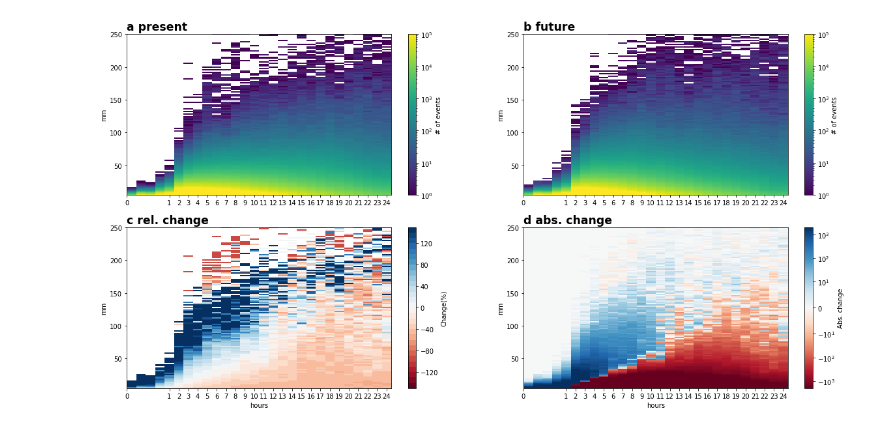
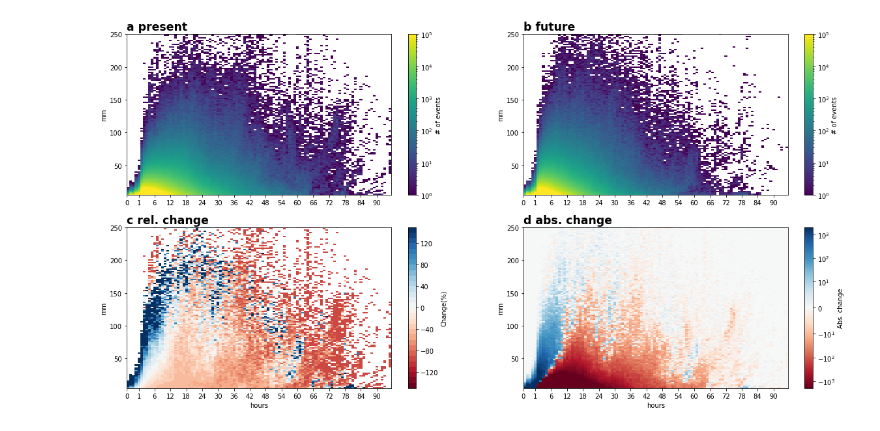
Before and after one commit to dargueso/EPICC_scripts, a Jupyter notebook: Plotting/HrlExt/Plot_hist2d_spell_and_resample.ipynb, the cells around one changed output. Drawn from its saved outputs; the diff is of its cells as text; code cells hidden in the pictures.

```diff
--- a/Plotting/HrlExt/Plot_hist2d_spell_and_resample.ipynb
+++ b/Plotting/HrlExt/Plot_hist2d_spell_and_resample.ipynb
@@ -27,7 +27,7 @@ fin_fut_land = xr.open_dataset(f'{cfg.path_in}/{wrun_fut}/hist2d_IFD_spell_hist2
 # I_bins_intensity=np.array(list(range(1,30,1))+list(range(30,100,2))+list(range(100,255,5))+[1000])
 # I_bins_spell = np.asarray(list(range(1,6,1)) + list(range(6,144,6)) #+ list(range(144,576,144)))
 
-I_bins_spell = np.asarray(list(range(1,6,1)) + list(range(6,150,6)))
+I_bins_spell = np.asarray(list(range(1,6,1)) + list(range(6,582,6)))
 I_bins_intensity=np.array(list(range(1,251,2))+[1000])
 # %%
 # X =range(len(fin_pre_land.spell_bin))
@@ -44,4 +57,7 @@ len([0]+list(np.arange(5.5,28)))
 # %%
+xticks = [0]+list(np.arange(4.5,100,6))
+xtickslabels = [0,1] + list(range(6,96,6))
+
 fig = plt.figure(figsize=(20, 10))
 ax1=fig.add_subplot(2,2,1)
 ax1.set_title("a present",loc='left',fontsize='xx-large',fontweight='bold')
@@ -50,8 +66,8 @@ ax1.set_ylim(5,250)
 imp1=ax1.pcolormesh(X,Y,fin_pre_land.histogram_spell_intensity.values.T,cmap=plt.cm.viridis,norm=mcolors.LogNorm(vmin=1,vmax=100000))
 #ax1.set_xlabel('minutes')
 ax1.set_ylabel('mm')
-ax1.set_xticks([0]+list(np.arange(4.5,28)))
-ax1.set_xticklabels(range(0,25))
+ax1.set_xticks(xticks)
+ax1.set_xticklabels(xtickslabels)
 cb1=plt.colorbar(imp1,ax=ax1)
 cb1.set_label('# of events')
 
@@ -63,8 +79,8 @@ imf1=ax2.pcolormesh(X,Y,fin_fut_land.histogram_spell_intensity.values.T,cmap=plt
 
 #ax2.set_xlabel('hours')
 ax2.set_ylabel('mm')
-ax2.set_xticks([0]+list(np.arange(4.5,28)))
-ax2.set_xticklabels(range(0,25))
+ax2.set_xticks(xticks)
+ax2.set_xticklabels(xtickslabels)
 cb2=plt.colorbar(imf1,ax=ax2)
 cb2.set_label('# of events')
 
@@ -77,38 +93,38 @@ levels=np.arange(-150,160,10)
 norm = BoundaryNorm(levels, ncolors=cmap.N, clip=True)
 # norm = mcolors.SymLogNorm(linthresh=10, linscale=0.5,
 #                                               vmin=-200, vmax=200)
 ax3.set_title("c rel. change",loc='left',fontsize='xx-large',fontweight='bold')
 ctch=ax3.pcolormesh(X,Y,((np.nan_to_num(fin_fut_land.histogram_spell_intensity.values)-np.nan_to_num(fin_pre_land.histogram_spell_intensity.values))*100./np.nan_to_num(fin_pre_land.histogram_spell_intensity.values)).T,cmap=cmap, norm=norm)
 
 ax3.set_xlabel('hours')
 ax3.set_ylabel('mm')
-ax3.set_xticks([0]+list(np.arange(4.5,28)))
-ax3.set_xticklabels(range(0,25))
+ax3.set_xticks(xticks)
+ax3.set_xticklabels(xtickslabels)
 cb3=plt.colorbar(ctch,ax=ax3)
 cb3.set_label('Change(%)')
 
 ax4= fig.add_subplot(2,2,4)
 cmap = plt.get_cmap('RdBu')
 ax4.set_ylim(5,250)
 #ax4.set_xlim(0,20)
 #cmap = utils.rgb2cmap("/home/dargueso/share/colormaps/my_BlueWhiteOrangeRed_HESSD_reversed.rgb")
 #levels=np.arange(-2000,2100,100)
 #norm = BoundaryNorm(levels, ncolors=cmap.N, clip=True)
 norm = mcolors.SymLogNorm(linthresh=10, linscale=1,
                                               vmin=-2000, vmax=2000)
 ax4.set_title("d abs. change",loc='left',fontsize='xx-large',fontweight='bold')
 ctch=ax4.pcolormesh(X,Y,(np.nan_to_num(fin_fut_land.histogram_spell_intensity.values)-np.nan_to_num(fin_pre_land.histogram_spell_intensity.values)).T,cmap=cmap, norm=norm)
 
 
 ax4.set_xlabel('hours')
 ax4.set_ylabel('mm')
-ax4.set_xticks([0]+list(np.arange(4.5,28)))
-ax4.set_xticklabels(range(0,25))
+ax4.set_xticks(xticks)
+ax4.set_xticklabels(xtickslabels)
 cb4=plt.colorbar(ctch,ax=ax4)
 cb4.set_label('Abs. change')
 plt.savefig(f'Changes_IFD_accum_EPICC.png',dpi=150)
 # %% [output]
-[figure, old version]
+[figure, new version]
 # %%
 #LOADING DATA
 #####################################################################
```
Also changed, not shown: parts of 9 cells of this notebook.
